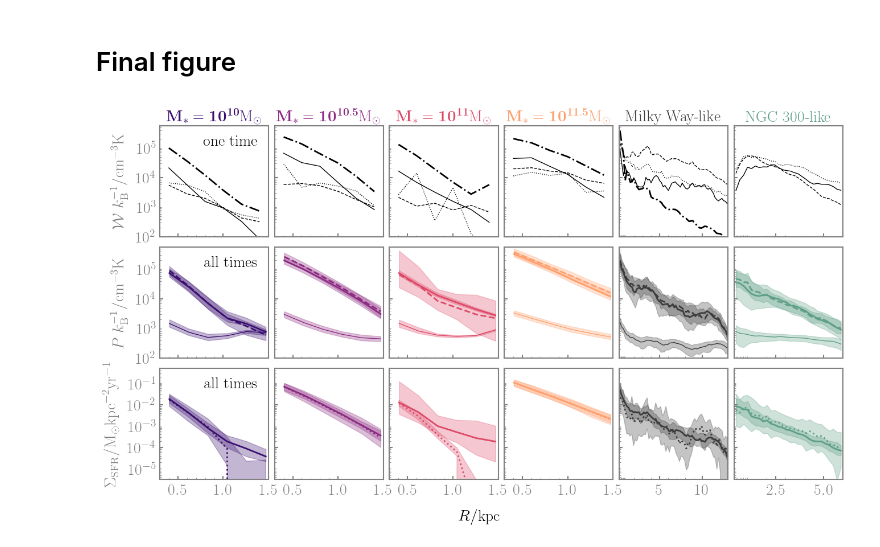
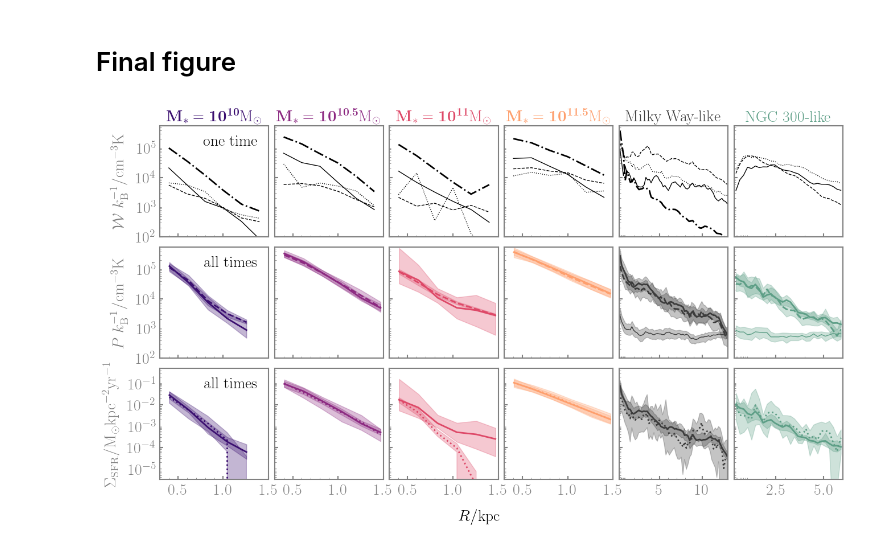
Before and after one commit to sjeffreson/GalactISM-analysis-PRFM, a Jupyter notebook: Pressures-weights-SFRs_fig.ipynb, the cells around one changed output. Drawn from its saved outputs; the diff is of its cells as text; code cells hidden in the pictures.

```diff
--- a/Pressures-weights-SFRs_fig.ipynb
+++ b/Pressures-weights-SFRs_fig.ipynb
@@ -69,32 +69,35 @@ THRESHOLD = 50 # on the number of gas cells per voxel at the mid-plane
 # values do not make sense if averages/medians are taken over too few cells
 
 meddata, q1data, q4data = [], [], []
-meddata_noHII, q1data_noHII, q4data_noHII = [], [], []
-for i, Rmax_kpc, data_, data_noHII_ in zip(range(len(data)), Rmaxs_kpc, data, data_noHII):
+meddata_PSFRs, q1data_PSFRs, q4data_PSFRs = [], [], []
+for i, Rmax_kpc, data_, data_PSFRs_ in zip(range(len(data_weights)), Rmaxs_kpc, data_weights, data_PSFRs):
 
     # adjust the left-force and right-force to be absolute values
     data_['Force'] = np.fabs(data_['Force'])
     data_['ForceLeft'] = np.fabs(data_['ForceLeft'])
     data_['ForceRight'] = np.fabs(data_['ForceRight'])
+    data_['ForceMin'] = np.minimum(data_['ForceLeft'], data_['ForceRight'])
 
     # take cuts to deal with stochasticity of the SFR, and to ensure the mid-plane
     # turbulent velocity dispersion is well-resolved
-    cnd = (data_noHII_['midplane-count'] > THRESHOLD)
+    cnd = (data_PSFRs_['midplane-count'] > THRESHOLD)
+    for key, value in data_PSFRs_.items():
+        value[~cnd] = np.nan
     for key, value in data_.items():
+        if key == 'PtlMinIdcs':
+            continue
         value[~cnd] = np.nan
 
     # apply radial cut to disk extent for the ETGs
-    count = np.count_nonzero(~np.isnan(data_['SigmaSFR']), axis=(1,2))
     cnd = (Rbin_centers[i]/ah.kpc_to_cm < Rmax_kpc)
-
     Rbin_centers[i] = Rbin_centers[i][cnd]
     meddata.append({key: np.nanmedian(value, axis=(1,2))[cnd] for key, value in data_.items()})
     q1data.append({key: np.nanquantile(value, 0.25, axis=(1,2))[cnd] for key, value in data_.items()})
     q4data.append({key: np.nanquantile(value, 0.75, axis=(1,2))[cnd] for key, value in data_.items()})
 
-    meddata_noHII.append({key: np.nanmedian(value, axis=(1,2))[cnd] for key, value in data_noHII_.items()})
-    q1data_noHII.append({key: np.nanquantile(value, 0.25, axis=(1,2))[cnd] for key, value in data_noHII_.items()})
-    q4data_noHII.append({key: np.nanquantile(value, 0.75, axis=(1,2))[cnd] for key, value in data_noHII_.items()})
+    meddata_PSFRs.append({key: np.nanmedian(value, axis=(1,2))[cnd] for key, value in data_PSFRs_.items()})
+    q1data_PSFRs.append({key: np.nanquantile(value, 0.25, axis=(1,2))[cnd] for key, value in data_PSFRs_.items()})
+    q4data_PSFRs.append({key: np.nanquantile(value, 0.75, axis=(1,2))[cnd] for key, value in data_PSFRs_.items()})
 # %% [markdown]
 # Now load pre-calculated contributions to the vertical potential, from each component of the galaxy (gas, disk, bulge, DM). Note that this is done by summing forces for all particles (Arepo does not record contributions to the potential). It's therefore only done for one snapshot and the code for doing this does not exist in this repo. It's just for show.
 # %%
@@ -263,22 +266,22 @@ fig.text(0.45, 0.03, r'$R/{\rm kpc}$')
 ### plot stuff
 # weight vs. pressure
 for ax, color, i in zip(axs_mid, colors, range(len(Rbin_centers))):
-    ax.plot(Rbin_centers[i]/ah.kpc_to_cm, meddata[i]['Weight'], color=color, lw=2, ls='dashed')
+    ax.plot(Rbin_centers[i]/ah.kpc_to_cm, meddata[i]['Weight'], color=color, lw=2)
     ax.fill_between(Rbin_centers[i]/ah.kpc_to_cm, q1data[i]['Weight'],
                     y2=q4data[i]['Weight'], alpha=0.3, color=color)
 
-    ax.plot(Rbin_centers[i]/ah.kpc_to_cm, meddata_noHII[i]['Ptot'], color=color, lw=2)
-    ax.fill_between(Rbin_centers[i]/ah.kpc_to_cm, q1data_noHII[i]['Ptot'], y2=q4data_noHII[i]['Ptot'], alpha=0.3, color=color)
+    ax.plot(Rbin_centers[i]/ah.kpc_to_cm, meddata_PSFRs[i]['Ptot'], color=color, lw=2, ls='dashed')
+    ax.fill_between(Rbin_centers[i]/ah.kpc_to_cm, q1data_PSFRs[i]['Ptot'], y2=q4data_PSFRs[i]['Ptot'], alpha=0.3, color=color)
 
-    ax.plot(Rbin_centers[i]/ah.kpc_to_cm, meddata_noHII[i]['Ptherm'], color=color, lw=1)
-    ax.fill_between(Rbin_centers[i]/ah.kpc_to_cm, q1data_noHII[i]['Ptherm'], y2=q4data_noHII[i]['Ptherm'], alpha=0.3, color=color)
+    ax.plot(Rbin_centers[i]/ah.kpc_to_cm, meddata_PSFRs[i]['Ptherm'], color=color, lw=1)
+    ax.fill_between(Rbin_centers[i]/ah.kpc_to_cm, q1data_PSFRs[i]['Ptherm'], y2=q4data_PSFRs[i]['Ptherm'], alpha=0.3, color=color)
 
 # pressure vs. SFR
 for ax, color, i in zip(axs_bot, colors, range(len(Rbin_centers))):
 
     # SFRs
-    ax.plot(Rbin_centers[i] / ah.kpc_to_cm, meddata[i]['SigmaSFR'], color=color, lw=2, ls='dotted')
-    ax.fill_between(Rbin_centers[i] / ah.kpc_to_cm, q1data[i]['SigmaSFR'], y2=q4data[i]['SigmaSFR'], alpha=0.3, color=color)
+    ax.plot(Rbin_centers[i] / ah.kpc_to_cm, meddata_PSFRs[i]['SigmaSFR'], color=color, lw=2, ls='dotted')
+    ax.fill_between(Rbin_centers[i] / ah.kpc_to_cm, q1data_PSFRs[i]['SigmaSFR'], y2=q4data_PSFRs[i]['SigmaSFR'], alpha=0.3, color=color)
 
     # pressures via Equation 6 of Jeffreson et al. 2024b
     ax.plot(Rbin_centers[i] / ah.kpc_to_cm, 10.**(-7.86) * meddata[i]['Weight']**1.235,
@@ -301,36 +304,36 @@ for ax, i in zip(axs_top, range(len(Rbin_centers_indiv))):
 # annotations
 axs_top[0].annotate("one time", xy=(0.9, 0.825), xycoords='axes fraction', ha='right')
 axs_mid[0].annotate("all times", xy=(0.9, 0.825), xycoords='axes fraction', ha='right')
 axs_bot[0].annotate("all times", xy=(0.9, 0.825), xycoords='axes fraction', ha='right')
 
 #fig.subplots_adjust(top=10., bottom=0.1, left=0.1, right=0.9)
 
 # legend, data
 legend1 = axs_top[4].legend(
     loc='upper center', bbox_to_anchor=(-1., 1.85), ncol=4, frameon=False, handlelength=1.25, columnspacing=0.75,
 )
 
 custom_lines = [Line2D([0], [0], color='k', ls='dashed', lw=2),
                 Line2D([0], [0], color='k', lw=2),
                 Line2D([0], [0], color='k', lw=1),
                 Line2D([0], [0], color='k', ls='dotted', lw=2)]
 legend2 = axs_top[4].legend(
     custom_lines, [r'ISM weight ($\mathcal{W}$)',
                    r'total pressure ($P_{\rm tot}$)',
                    r'thermal pressure ($P_{\rm th}$)',
                    r'SFR surface density ($\Sigma_{\rm SFR}$)'
                   ],
     loc='upper center', bbox_to_anchor=(-1., 1.6), ncol=4, frameon=False, handlelength=1, columnspacing=0.75,
 )
 axs_top[4].add_artist(legend1)
 axs_top[4].add_artist(legend2)
 
-plt.savefig(
-    '/n/holystore01/LABS/itc_lab/Users/sjeffreson/ETGs/figs/rotcurves.pdf',
-#    bbox_inches='tight',
-    format='pdf'
-)
+# plt.savefig(
+#     '/n/holystore01/LABS/itc_lab/Users/sjeffreson/ETGs/figs/rotcurves.pdf',
+# #    bbox_inches='tight',
+#     format='pdf'
+# )
 
 plt.show()
 # %% [output]
-[figure, old version]
+[figure, new version]
```
Also changed, not shown: parts of 4 cells of this notebook, 10 other files.
